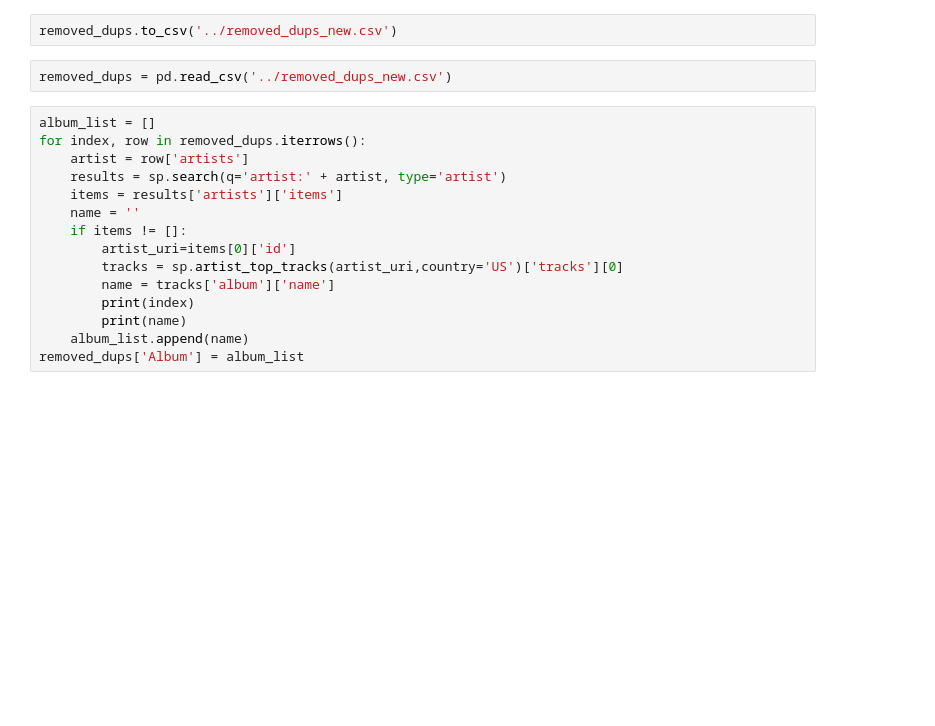
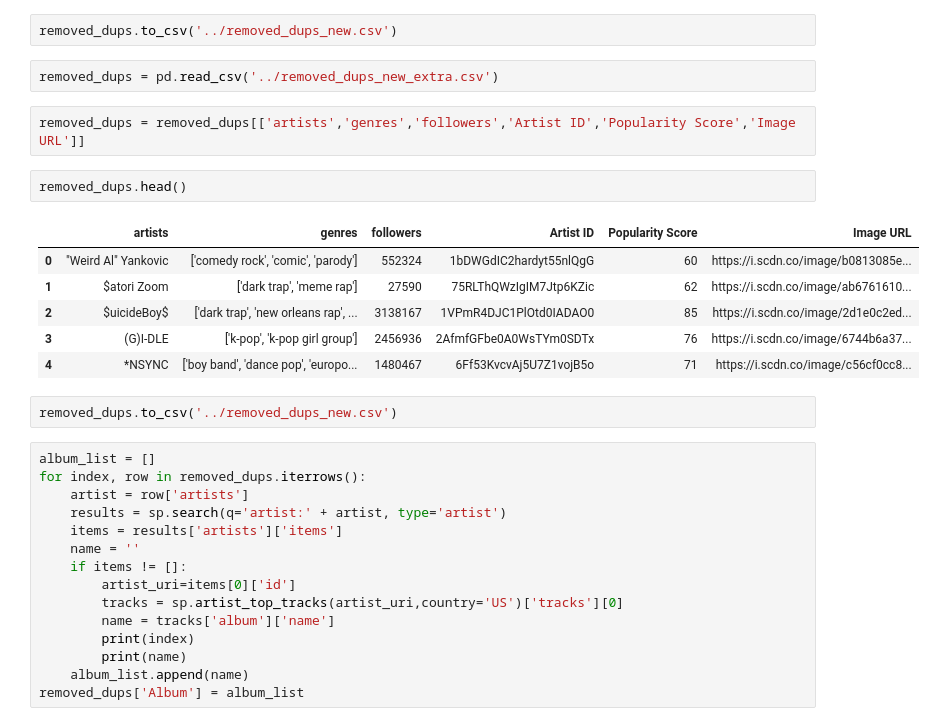
Before and after one commit to chynu/cs4300sp2021-ag2496-cc972-mb2359-jjz67-jxl8, a Jupyter notebook: scripts/artist-genre-notebook.ipynb, the cells around one changed output. Saved outputs shown, nothing was run; the diff lists cells and outputs as text; blank space fills up the shorter version.

```diff
--- a/scripts/artist-genre-notebook.ipynb
+++ b/scripts/artist-genre-notebook.ipynb
@@ -130,7 +130,20 @@ removed_dups['artists'] = removed_dups['artists'].replace(['We'],['The Weeknd'])
 # %%
 removed_dups.to_csv('../removed_dups_new.csv')
 # %%
-removed_dups = pd.read_csv('../removed_dups_new.csv')
+removed_dups = pd.read_csv('../removed_dups_new_extra.csv')
+# %%
+removed_dups = removed_dups[['artists','genres','followers','Artist ID','Popularity Score','Image URL']]
+# %%
+removed_dups.head()
+# %% [output]
+|  | artists | genres | followers | Artist ID | Popularity Score | Image URL |
+| 0 | "Weird Al" Yankovic | ['comedy rock', 'comic', 'parody'] | 552324 | 1bDWGdIC2hardyt55nlQgG | 60 | https://i.scdn.co/image/b0813085e... |
+| 1 | $atori Zoom | ['dark trap', 'meme rap'] | 27590 | 75RLThQWzIgIM7Jtp6KZic | 62 | https://i.scdn.co/image/ab6761610... |
+| 2 | $uicideBoy$ | ['dark trap', 'new orleans rap', ... | 3138167 | 1VPmR4DJC1PlOtd0IADAO0 | 85 | https://i.scdn.co/image/2d1e0c2ed... |
+| 3 | (G)I-DLE | ['k-pop', 'k-pop girl group'] | 2456936 | 2AfmfGFbe0A0WsTYm0SDTx | 76 | https://i.scdn.co/image/6744b6a37... |
+| 4 | *NSYNC | ['boy band', 'dance pop', 'europo... | 1480467 | 6Ff53KvcvAj5U7Z1vojB5o | 71 | https://i.scdn.co/image/c56cf0cc8... |
+# %%
+removed_dups.to_csv('../removed_dups_new.csv')
 # %%
 album_list = []
 for index, row in removed_dups.iterrows():
```
Also changed, not shown: 3 other files.
